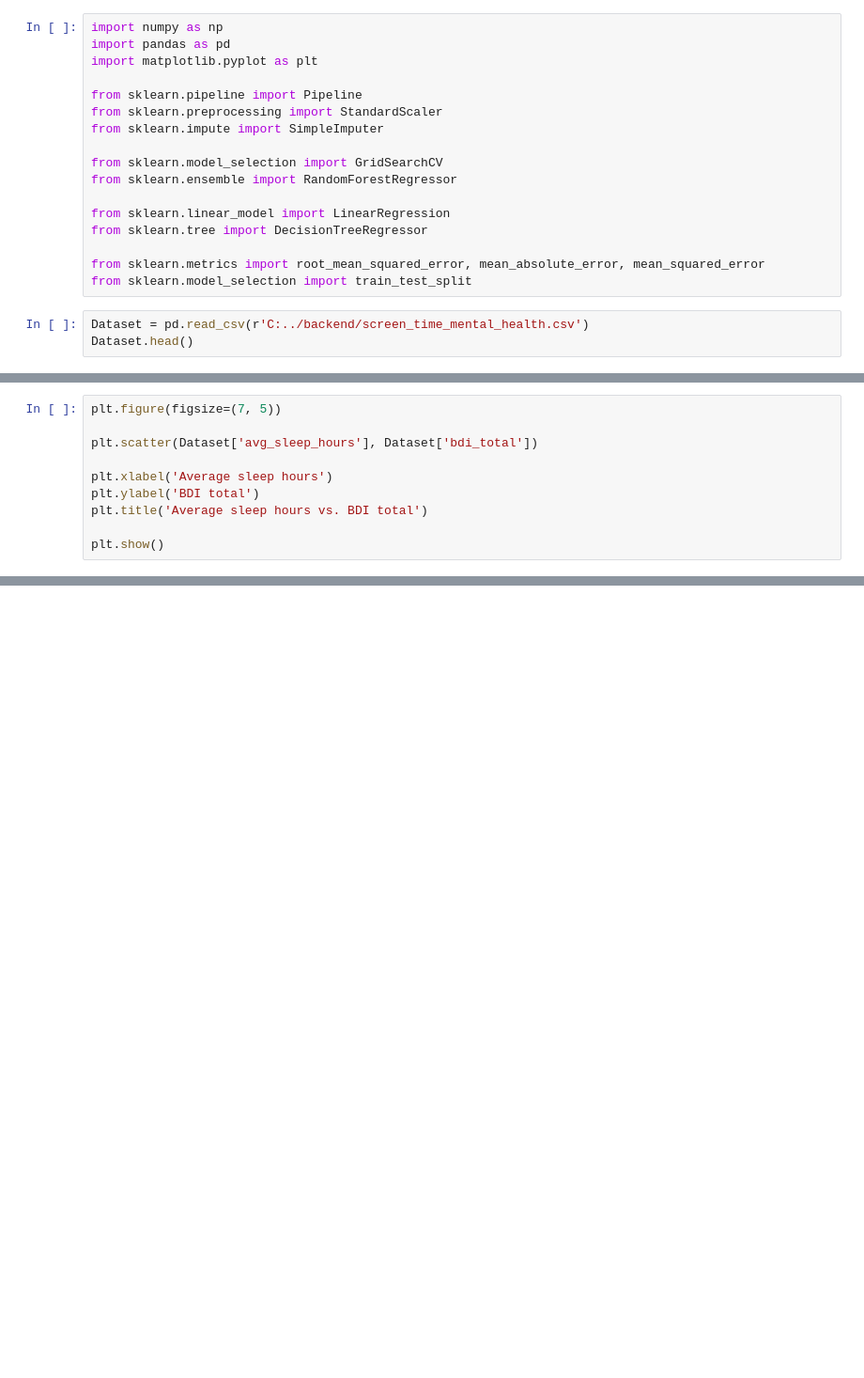
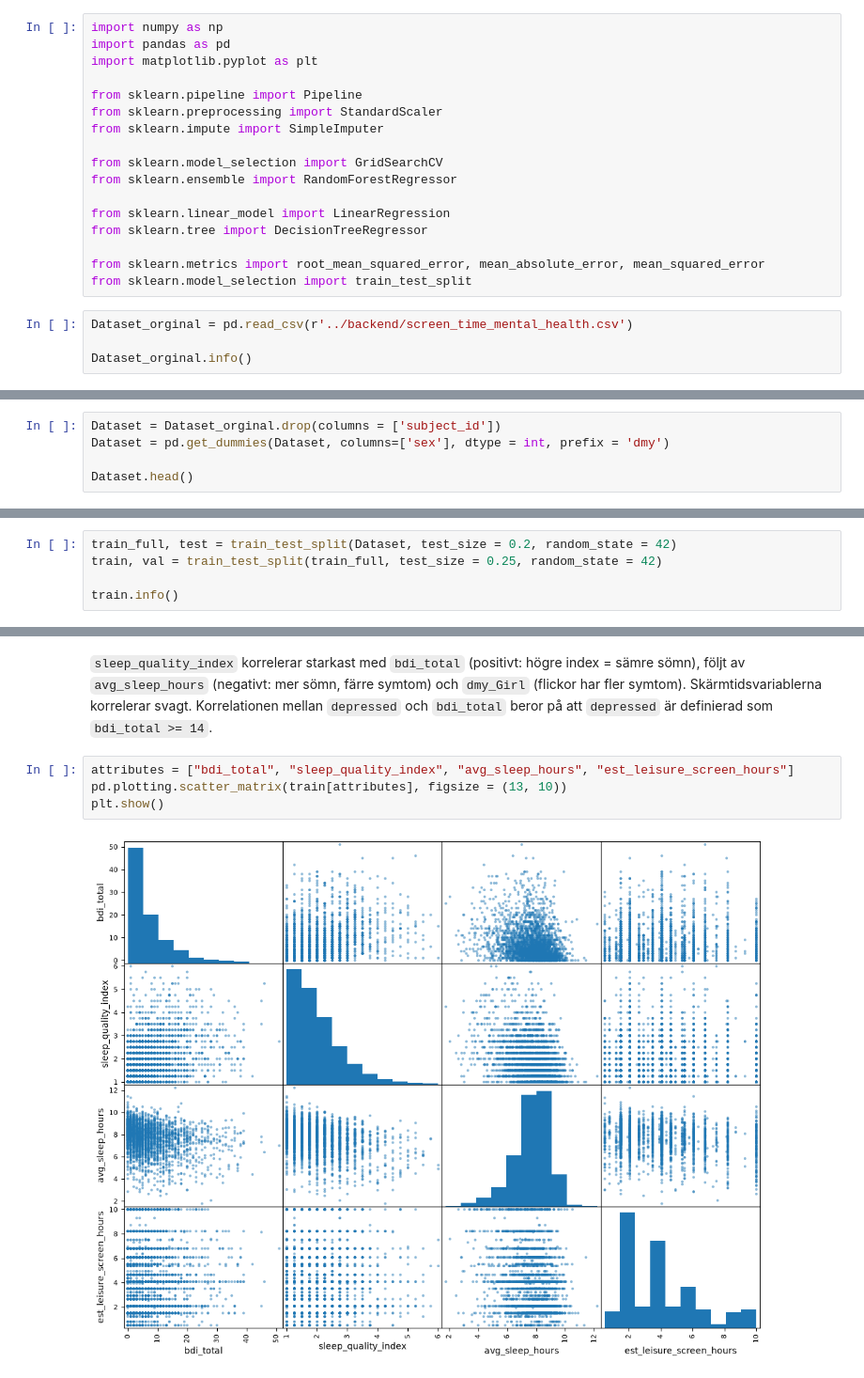
Before and after one commit to OscarWEdu/mlstackimp, a Jupyter notebook: eda/notebook.ipynb, the cells around one changed output, grey strips where cells are left out. Shown at 94% size. Saved outputs shown, nothing was run; the diff lists cells and outputs as text; blank space fills up the shorter version.

```diff
--- a/eda/notebook.ipynb
+++ b/eda/notebook.ipynb
@@ -16,6 +20,7 @@ from sklearn.tree import DecisionTreeRegressor
 from sklearn.metrics import root_mean_squared_error, mean_absolute_error, mean_squared_error
 from sklearn.model_selection import train_test_split
 # %%
-Dataset = pd.read_csv(r'C:../backend/screen_time_mental_health.csv')
-Dataset.head()
+Dataset_orginal = pd.read_csv(r'../backend/screen_time_mental_health.csv')
+
+Dataset_orginal.info()
 # %% [output]
@@ -39,0 +62,5 @@ Dataset.head()
+# %%
+Dataset = Dataset_orginal.drop(columns = ['subject_id'])
+Dataset = pd.get_dummies(Dataset, columns=['sex'], dtype = int, prefix = 'dmy')
+
+Dataset.head()
@@ -40,11 +78,6 @@ Dataset.head()
 # %%
-plt.figure(figsize=(7, 5))
+train_full, test = train_test_split(Dataset, test_size = 0.2, random_state = 42)
+train, val = train_test_split(train_full, test_size = 0.25, random_state = 42)
 
-plt.scatter(Dataset['avg_sleep_hours'], Dataset['bdi_total'])
-
-plt.xlabel('Average sleep hours')
-plt.ylabel('BDI total')
-plt.title('Average sleep hours vs. BDI total')
-
-plt.show()
+train.info()
 # %% [output]
@@ -51,0 +116,8 @@ plt.show()
+# %% [markdown]
+`sleep_quality_index` korrelerar starkast med `bdi_total` (positivt: högre index = sämre sömn), följt av `avg_sleep_hours` (negativt: mer sömn, färre symtom) och `dmy_Girl` (flickor har fler symtom). Skärmtidsvariablerna korrelerar svagt. Korrelationen mellan `depressed` och `bdi_total` beror på att `depressed` är definierad som `bdi_total >= 14`.
+# %%
+attributes = ["bdi_total", "sleep_quality_index", "avg_sleep_hours", "est_leisure_screen_hours"]
+pd.plotting.scatter_matrix(train[attributes], figsize = (13, 10))
+plt.show()
+# %% [output]
+[figure, added]
```
Also changed, not shown: parts of 9 cells of this notebook.
